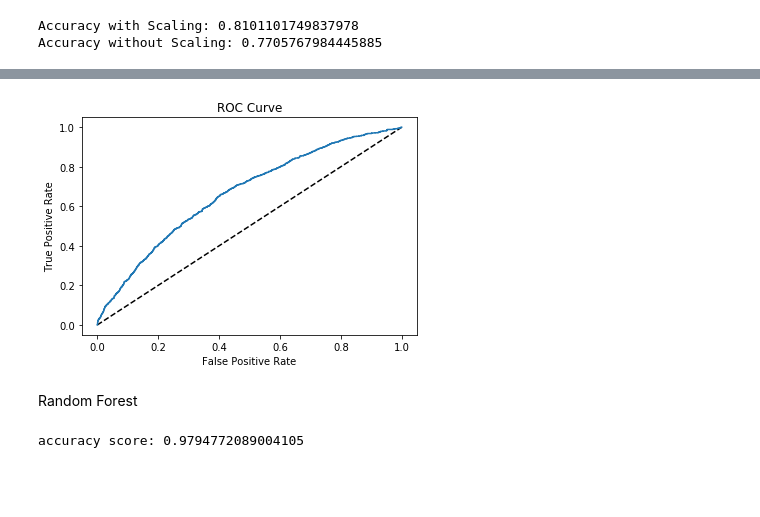
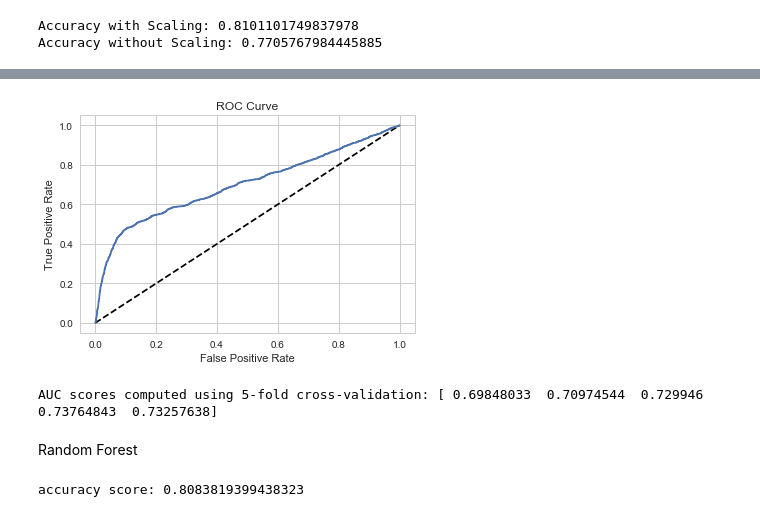
Before and after one commit to Jingophelia/Projects, a Jupyter notebook: Capstone/capstone.ipynb, the cells around one changed output, grey strips where cells are left out. Drawn from its saved outputs; the diff is of its cells as text; code cells hidden in the pictures; blank space fills up the shorter version.

```diff
--- a/Capstone/capstone.ipynb
+++ b/Capstone/capstone.ipynb
@@ -10,7 +10,7 @@ from sklearn.metrics import confusion_matrix, classification_report
 # %% [markdown]
 Import data
 # %%
-df = pd.read_csv("/Users/jane/Desktop/capstone/default.csv",header=1)
+df = pd.read_csv("/Users/jane/Documents/课件/capstone/default.csv",header=1)
 # %%
 df = df.iloc[1:,1:]
 df.columns = [x.lower() for x in df.columns]
@@ -311,0 +391,4 @@ plt.show()
+# %%
+sns.set(style="whitegrid")
+ax = sns.barplot(x="limit_bal", y="default payment next month", data=df)
+plt.show()
@@ -316,8 +421,10 @@ from sklearn.preprocessing import StandardScaler
 
 y = df['default payment next month'].values
 X = df.drop('default payment next month', axis=1).values
+X = scale(X)
 
-neighbors = np.arange(1, 9)
+
+neighbors = np.arange(1, 35)
 train_accuracy = np.empty(len(neighbors))
 test_accuracy = np.empty(len(neighbors))
 
@@ -380,26 +586,24 @@ Accuracy without Scaling: 0.7407647440051847
 # %% [markdown]
 logistic
 # %%
+# Import necessary modules
 from sklearn.linear_model import LogisticRegression
 from sklearn.model_selection import GridSearchCV
 
-# Create the hyperparameter grid
+# Setup the hyperparameter grid
 c_space = np.logspace(-5, 8, 15)
-param_grid = {'C': c_space, 'penalty': ['l1', 'l2']}
+param_grid = {'C': c_space,'penalty': ['l1', 'l2']}
 
-# Instantiate the logistic regression classifier: logreg
+# Instantiate a logistic regression classifier: logreg
 logreg = LogisticRegression()
 
-# Create train and test sets
-X_train, X_test, y_train, y_test = train_test_split(X,y,test_size=0.4,random_state=42)
+# Instantiate the GridSearchCV object: logreg_cv
+logreg_cv = GridSearchCV(logreg, param_grid, cv=5)
 
-# Instantiate the GridSearchCV object: logreg_cv
-logreg_cv = GridSearchCV(logreg,param_grid,cv=5)
+# Fit it to the data
+logreg_cv.fit(X,y)
 
-# Fit it to the training data
-logreg_cv.fit(X_train, y_train)
-
-# Print the optimal parameters and best score
-print("Tuned Logistic Regression Parameter: {}".format(logreg_cv.best_params_))
-print("Tuned Logistic Regression Accuracy: {}".format(logreg_cv.best_score_))
+# Print the tuned parameters and score
+print("Tuned Logistic Regression Parameters: {}".format(logreg_cv.best_params_))
+print("Best score is {}".format(logreg_cv.best_score_))
 # %% [output]
@@ -436,31 +699,43 @@ Accuracy without Scaling: 0.7705767984445885
 # %%
+# Import necessary modules
 from sklearn.metrics import roc_curve
 
 # Compute predicted probabilities: y_pred_prob
-y_pred_prob = logreg.predict_proba(X_test)[:,1]
+y_pred_prob = log_scaled.predict_proba(X_test)[:,1]
 
 # Generate ROC curve values: fpr, tpr, thresholds
 fpr, tpr, thresholds = roc_curve(y_test, y_pred_prob)
 
 # Plot ROC curve
 plt.plot([0, 1], [0, 1], 'k--')
 plt.plot(fpr, tpr)
 plt.xlabel('False Positive Rate')
 plt.ylabel('True Positive Rate')
 plt.title('ROC Curve')
 plt.show()
 # %% [output]
-[figure, old version]
+[figure, new version]
+# %%
+# Import necessary modules
+from sklearn.metrics import roc_auc_score
+from sklearn.model_selection import cross_val_score
+# Compute cross-validated AUC scores: cv_auc
+cv_auc = cross_val_score(log_scaled,X,y,cv=5,scoring='roc_auc')
+
+# Print list of AUC scores
+print("AUC scores computed using 5-fold cross-validation: {}".format(cv_auc))
+# %% [output]
+AUC scores computed using 5-fold cross-validation: [ 0.69848033  0.70974544  0.729946    0.73764843  0.73257638]
 # %% [markdown]
 Random Forest
 # %%
 from sklearn.ensemble import RandomForestClassifier
 from sklearn.metrics import accuracy_score
 RF = RandomForestClassifier(random_state = 16)
-RF.fit(X, y)
+RF.fit(X_train, y_train)
 print("accuracy score: {}".format(accuracy_score(RF.predict(X_test), y_test)))
 # %% [output]
-accuracy score: 0.9794772089004105
+accuracy score: 0.8083819399438323
 # %%
 # Create the hyperparameter grid
 n_estimators = np.arange(5,20)
```
Also changed, not shown: parts of 28 cells of this notebook, 1 other file.
